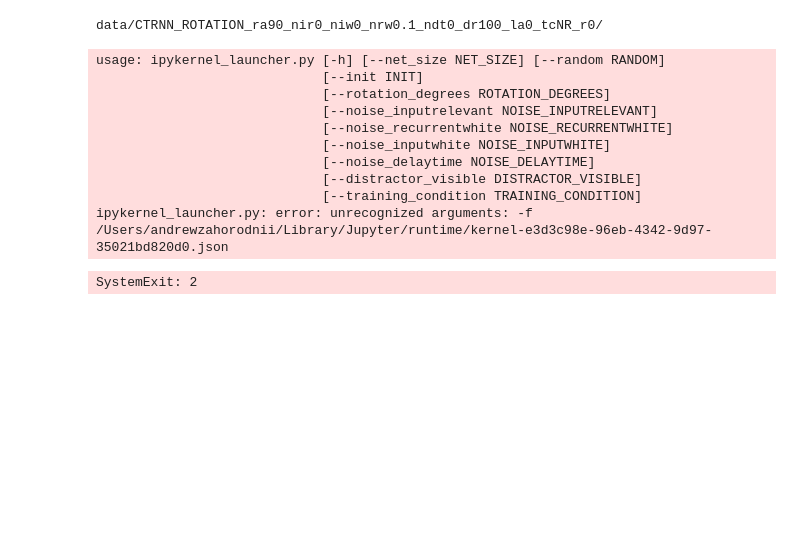
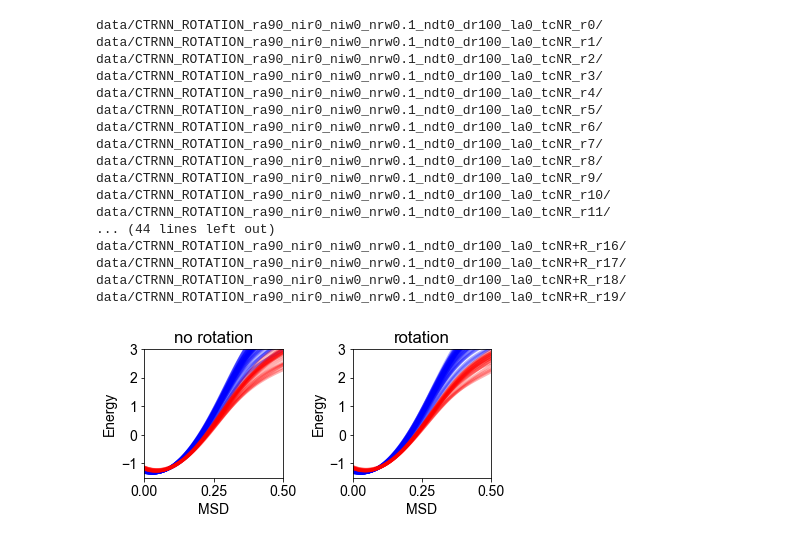
Before and after one commit to azaho/adaptation_rnn, a Jupyter notebook: analyses_for_josh.ipynb, the cells around one changed output. Drawn from its saved outputs; the diff is of its cells as text; code cells hidden in the pictures; blank space fills up the shorter version.

```diff
--- a/analyses_for_josh.ipynb
+++ b/analyses_for_josh.ipynb
@@ -142,6 +154,12 @@ def generate_MSD_numbers(bandwidth=.1, t_from=0, t_to=-1, t=5, msd_max=0.8):
 
     return energy1, energy2
 # %%
+energy_analysis_1s, energy_analysis_2s = [], []
+bandwidth=.1
+t=1
+msd_max=0.5
+analyze_outputs=True
+
 for _directory in directories:
     print(_directory)
     directory = _directory
@@ -158,6 +176,7 @@ for _directory in directories:
     for attr in dir(module):
         globals()[attr] = getattr(module, attr)
     directory = _directory  # it might have been changed by the imported file, so change it back
+    task_is = _task_is  # it might have been changed by the imported file, so change it back
 
     with open(directory+f"info.json", 'r', encoding='utf-8') as f:
         j = json.load(f)
@@ -240,18 +259,60 @@ for _directory in directories:
 
     ################################################
 
-    #generate_generalization_figure(resolution = 30)
-    generate_MSD_figure(bandwidth=.1, t_from=t1, t_to=t5, t=5, msd_max=0.8)
+    #generate_generalization_figure(resolution = 720)
+    energy1, energy2 = generate_MSD_numbers(bandwidth=bandwidth, t_from=t1, t_to=t5, t=t, msd_max=msd_max, analyze_outputs=analyze_outputs)
+    energy_analysis_1s.append(energy1)
+    energy_analysis_2s.append(energy2)
+
+    plt.close()
 # %% [output]
 data/CTRNN_ROTATION_ra90_nir0_niw0_nrw0.1_ndt0_dr100_la0_tcNR_r0/
+data/CTRNN_ROTATION_ra90_nir0_niw0_nrw0.1_ndt0_dr100_la0_tcNR_r1/
+data/CTRNN_ROTATION_ra90_nir0_niw0_nrw0.1_ndt0_dr100_la0_tcNR_r2/
+data/CTRNN_ROTATION_ra90_nir0_niw0_nrw0.1_ndt0_dr100_la0_tcNR_r3/
+data/CTRNN_ROTATION_ra90_nir0_niw0_nrw0.1_ndt0_dr100_la0_tcNR_r4/
+data/CTRNN_ROTATION_ra90_nir0_niw0_nrw0.1_ndt0_dr100_la0_tcNR_r5/
+data/CTRNN_ROTATION_ra90_nir0_niw0_nrw0.1_ndt0_dr100_la0_tcNR_r6/
+data/CTRNN_ROTATION_ra90_nir0_niw0_nrw0.1_ndt0_dr100_la0_tcNR_r7/
+data/CTRNN_ROTATION_ra90_nir0_niw0_nrw0.1_ndt0_dr100_la0_tcNR_r8/
+data/CTRNN_ROTATION_ra90_nir0_niw0_nrw0.1_ndt0_dr100_la0_tcNR_r9/
+data/CTRNN_ROTATION_ra90_nir0_niw0_nrw0.1_ndt0_dr100_la0_tcNR_r10/
+data/CTRNN_ROTATION_ra90_nir0_niw0_nrw0.1_ndt0_dr100_la0_tcNR_r11/
+... (44 lines left out)
+data/CTRNN_ROTATION_ra90_nir0_niw0_nrw0.1_ndt0_dr100_la0_tcNR+R_r16/
+data/CTRNN_ROTATION_ra90_nir0_niw0_nrw0.1_ndt0_dr100_la0_tcNR+R_r17/
+data/CTRNN_ROTATION_ra90_nir0_niw0_nrw0.1_ndt0_dr100_la0_tcNR+R_r18/
+data/CTRNN_ROTATION_ra90_nir0_niw0_nrw0.1_ndt0_dr100_la0_tcNR+R_r19/
-usage: ipykernel_launcher.py [-h] [--net_size NET_SIZE] [--random RANDOM]
-                             [--init INIT]
-                             [--rotation_degrees ROTATION_DEGREES]
-                             [--noise_inputrelevant NOISE_INPUTRELEVANT]
-                             [--noise_recurrentwhite NOISE_RECURRENTWHITE]
-                             [--noise_inputwhite NOISE_INPUTWHITE]
-                             [--noise_delaytime NOISE_DELAYTIME]
-                             [--distractor_visible DISTRACTOR_VISIBLE]
-                             [--training_condition TRAINING_CONDITION]
-ipykernel_launcher.py: error: unrecognized arguments: -f /Users/andrewzahorodnii/Library/Jupyter/runtime/kernel-e3d3c98e-96eb-4342-9d97-35021bd820d0.json
-SystemExit: 2
+# %%
+t_from=t1
+t_to=t5
+msd_range = np.linspace(0, msd_max, 100)
+
+%matplotlib inline
+plt.rc('font', **{'family': 'Arial', 'weight': 'normal', 'size': 14})
+plt.close('all')
+fig = plt.figure(figsize=(6, 3))
+ax1 = fig.add_subplot(1, 2, 1)
+ax2 = fig.add_subplot(1, 2, 2)
+for i, energy1 in enumerate(energy_analysis_1s):
+    directory = directories[i]
+    if 'tcNR_' in directory or 'tcR_' in directory: color="blue"
+    else: color = "red"
+
+    energy1 = energy_analysis_1s[i]
+    energy2 = energy_analysis_2s[i]
+    ax1.plot(msd_range, energy1, linewidth=3, color=color, alpha=0.3)
+    ax2.plot(msd_range, energy2, linewidth=3, color=color, alpha=0.3)
+for ax in [ax1, ax2]:
+    ax.set_xlabel("MSD")
+    ax.set_ylim(-1.5, 3)
+    ax.set_xlim(0, msd_max)
+    ax.set_ylabel("Energy")
+    ax.set_xticks([0, 0.25, 0.5])
+    ax.set_yticks([-1, 0, 1, 2, 3])
+ax1.set_title("no rotation")
+ax2.set_title("rotation")
+plt.tight_layout()
+plt.savefig(figure_dir_prefix+f"_energy_landscape.pdf", bbox_inches='tight')
+# %% [output]
+[figure, added]
```
Also changed, not shown: parts of 2 cells of this notebook, 1 other file.
